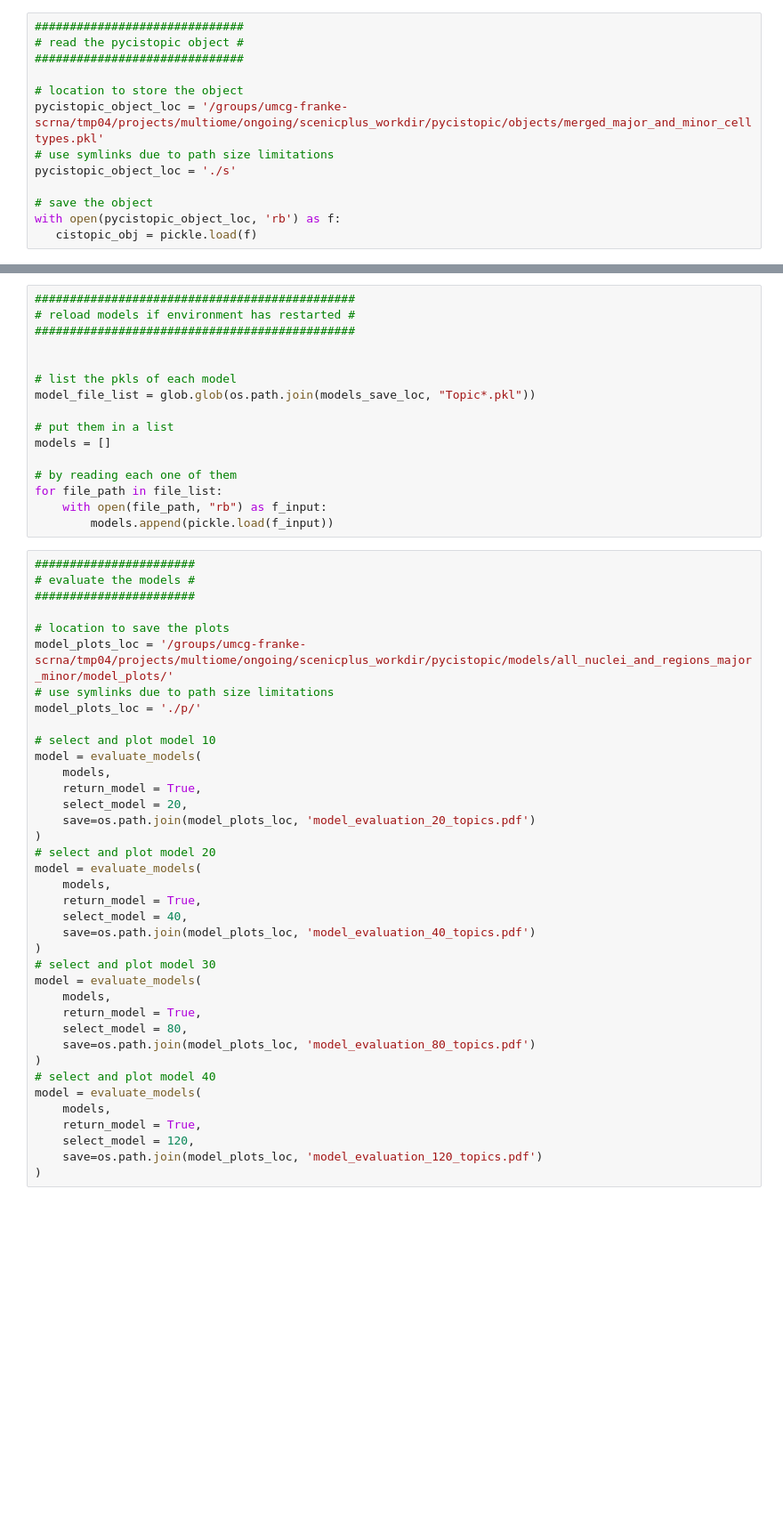
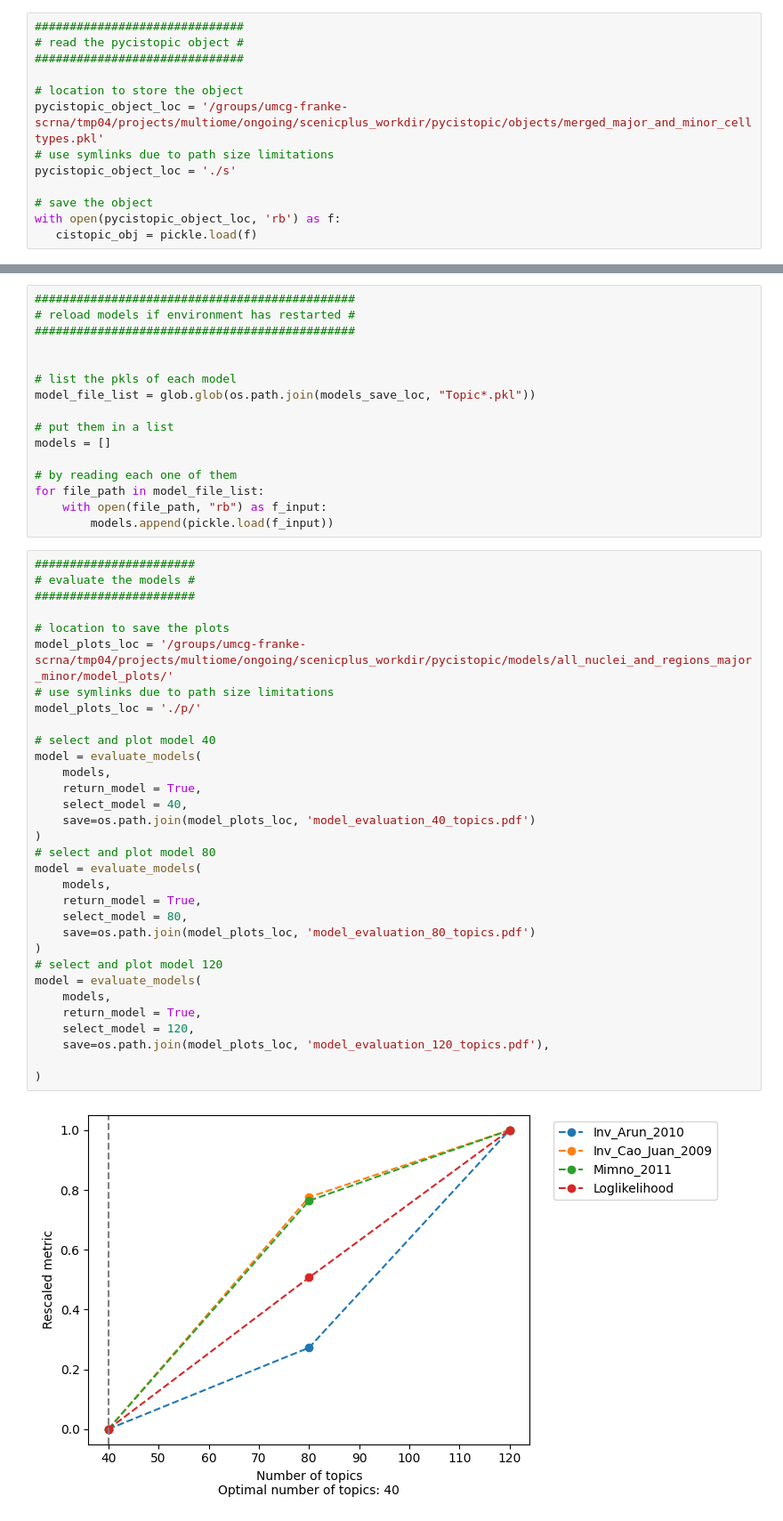
Before and after one commit to molgenis/wijst_multiome, a Jupyter notebook: cre_detection/pycistopic/mo_pycistopic_model_topics.ipynb, the cells around one changed output, grey strips where cells are left out. Shown: that part at 89% size. Saved outputs shown, nothing was run; the diff lists cells and outputs as text; blank space fills up the shorter version.

Commit message:
- update topic modelling script

```diff
--- a/cre_detection/pycistopic/mo_pycistopic_model_topics.ipynb
+++ b/cre_detection/pycistopic/mo_pycistopic_model_topics.ipynb
@@ -85,44 +93,40 @@ model_file_list = glob.glob(os.path.join(models_save_loc, "Topic*.pkl"))
 models = []
 
 # by reading each one of them
-for file_path in file_list:
+for file_path in model_file_list:
     with open(file_path, "rb") as f_input:
         models.append(pickle.load(f_input))
 # %%
 #######################
 # evaluate the models #
 #######################
 
 # location to save the plots
 model_plots_loc = '/groups/umcg-franke-scrna/tmp04/projects/multiome/ongoing/scenicplus_workdir/pycistopic/models/all_nuclei_and_regions_major_minor/model_plots/'
 # use symlinks due to path size limitations
 model_plots_loc = './p/'
 
-# select and plot model 10
-model = evaluate_models(
-    models,
-    return_model = True,
-    select_model = 20,
-    save=os.path.join(model_plots_loc, 'model_evaluation_20_topics.pdf')
-)
-# select and plot model 20
+# select and plot model 40
 model = evaluate_models(
     models,
     return_model = True,
     select_model = 40,
     save=os.path.join(model_plots_loc, 'model_evaluation_40_topics.pdf')
 )
-# select and plot model 30
+# select and plot model 80
 model = evaluate_models(
     models,
     return_model = True,
     select_model = 80,
     save=os.path.join(model_plots_loc, 'model_evaluation_80_topics.pdf')
 )
-# select and plot model 40
+# select and plot model 120
 model = evaluate_models(
     models,
     return_model = True,
     select_model = 120,
-    save=os.path.join(model_plots_loc, 'model_evaluation_120_topics.pdf')
+    save=os.path.join(model_plots_loc, 'model_evaluation_120_topics.pdf'),
+
 )
+# %% [output]
+[figure, added]
```
Also changed, not shown: parts of 6 cells of this notebook.
